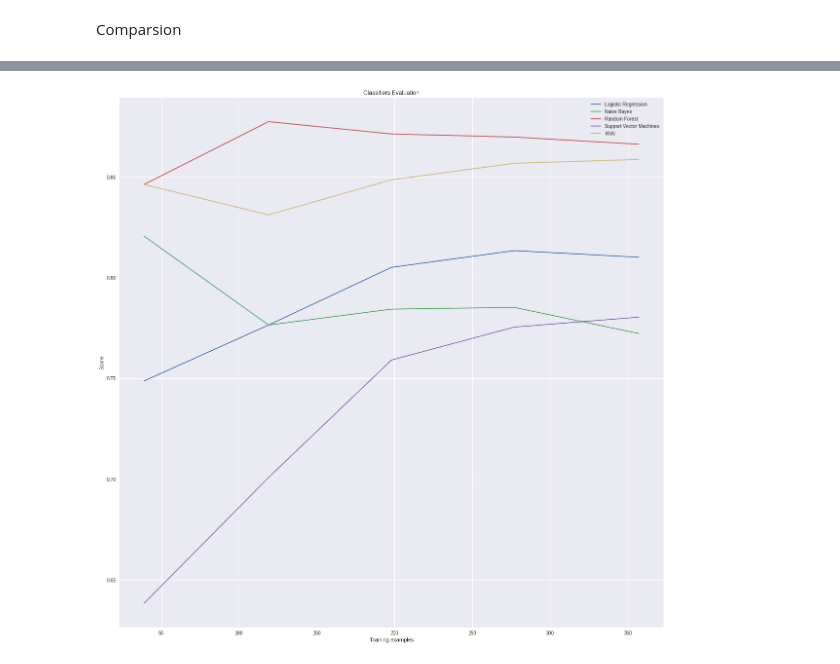
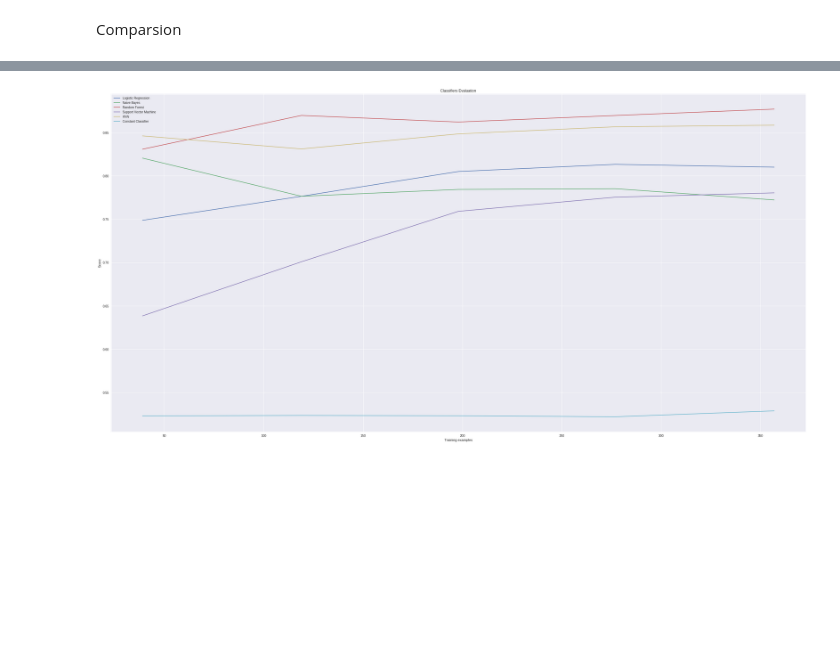
Before and after one commit to bakarov/2ch2vec, a Jupyter notebook: 2ch_classifier.ipynb, the cells around one changed output, grey strips where cells are left out. Cells and saved outputs as stored; diff of their text form; code cells hidden in the pictures; blank space fills up the shorter version.

Commit message:
Add a comparation with a dummy classifier

```diff
--- a/2ch_classifier.ipynb
+++ b/2ch_classifier.ipynb
@@ -119,8 +125,9 @@ ax1.plot([0, 1], [0, 1], "k:", label="Perfectly calibrated")
 for clf, name in [(LogisticRegression(C=0.05, solver='lbfgs'), 'Logistic Regression'),
                   (BernoulliNB(), 'Naive Bayes'),
                   (RandomForestClassifier(n_estimators = 150), 'Random Forest'),
-                  (SVC(C = 0.01, kernel = 'linear'), 'Support Vector Machines'),
-                  (KNeighborsClassifier(n_neighbors = 3), 'KNN')
+                  (SVC(C = 0.01, kernel = 'linear'), 'Support Vector Machine'),
+                  (KNeighborsClassifier(n_neighbors = 3), 'KNN'),
+                  (DummyClassifier(strategy = 'constant', constant = 1), 'Constant Classifier')
                  ]:
     clf.fit(X_train, y_train)
     y_pred = clf.predict(X_test)
@@ -174,28 +182,34 @@ Naive Bayes:
 # %%
-plt.figure(figsize=(20, 20))
+plt.figure(figsize=(40, 20))
 plt.title('Classifiers Evaluation')
 plt.xlabel('Training examples')
 plt.ylabel('Score')
 
 for clf, name in [(LogisticRegression(C=0.05, solver='lbfgs'), 'Logistic Regression'),
                   (BernoulliNB(), 'Naive Bayes'),
                   (RandomForestClassifier(n_estimators = 2, max_features = 2), 'Random Forest'),
-                  (SVC(C = 0.01, kernel = 'linear'), 'Support Vector Machines'),
-                  (KNeighborsClassifier(n_neighbors = 3), 'KNN')
+                  (SVC(C = 0.01, kernel = 'linear'), 'Support Vector Machine'),
+                  (KNeighborsClassifier(n_neighbors = 3), 'KNN'),
+                  #(AdaBoostClassifier(), 'AdaBoost'),
+                  #(QuadraticDiscriminantAnalysis(), 'Quadratic Discriminant'),
+                  #(MLPClassifier(alpha=1), 'Multi-Layer Perceptron'),
+                  #(DecisionTreeClassifier(max_depth=5), 'Decision Tree'),
+                  (DummyClassifier(strategy = 'constant', constant = 1), 'Constant Classifier'),
+                  #(GaussianProcessClassifier(1.0 * RBF(1.0), warm_start=True), 'Gaussian Process'),
                  ]:
     estimator = clf
     cv = ShuffleSplit(n_splits=10, test_size=0.1, random_state=0)
     train_sizes=np.linspace(0.1, 0.9, 5)
     train_sizes, train_scores, test_scores = learning_curve(estimator, X, Y, cv=cv, train_sizes=train_sizes)
     train_scores_mean = np.mean(train_scores, axis=1)
     train_scores_std = np.std(train_scores, axis=1)
     test_scores_mean = np.mean(test_scores, axis=1)
     test_scores_std = np.std(test_scores, axis=1)
-    #plt.grid()
     plt.plot(train_sizes, train_scores_mean, label=name)
 
-plt.legend(loc="best")
+plt.legend(loc='best')
+plt.savefig('classifiers.png', bbox_inches='tight')
 
 plt.show()
 # %% [output]
-[figure, old version]
+[figure, new version]
```
Also changed, not shown: parts of 2 cells of this notebook.
